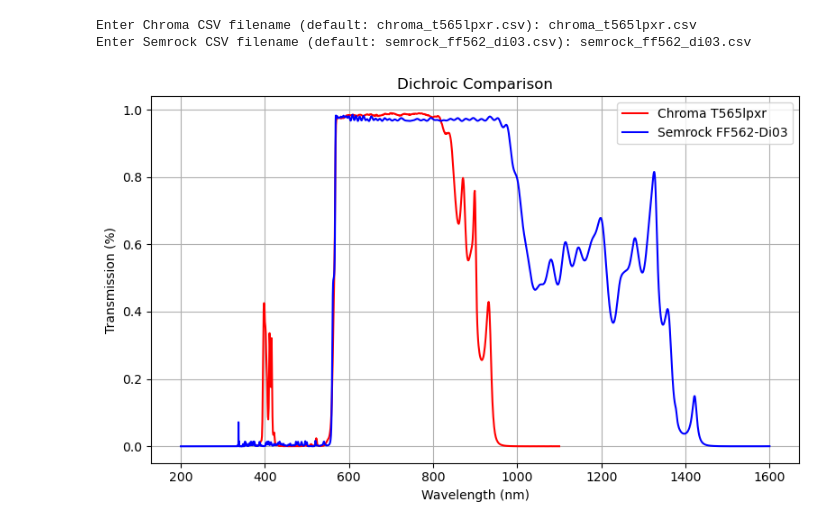
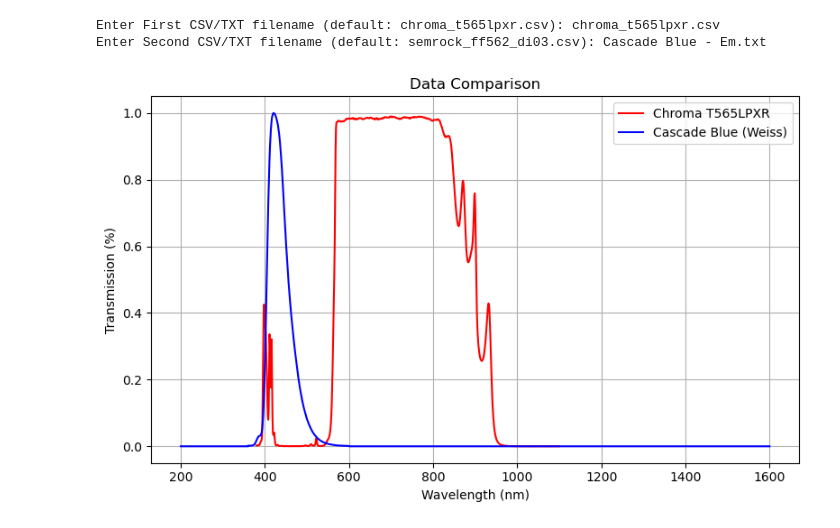
Before and after one commit to ufcolemanlab/NMCoop_Shared, a Jupyter notebook: $_spectral-info/spectral_data.ipynb, the cells around one changed output. Drawn from its saved outputs; the diff is of its cells as text; code cells hidden in the pictures.

```diff
--- a/$_spectral-info/spectral_data.ipynb
+++ b/$_spectral-info/spectral_data.ipynb
@@ -58,49 +58,55 @@ def read_spectral_csv(filename):
                 v = float(row[1])
                 wavelengths.append(w)
                 values.append(v)
             except ValueError:
                 # Skip rows that don't have valid floats
                 continue
     return wavelengths, values
 
-def plot_dichroic_data(wl_chroma, val_chroma, wl_semrock, val_semrock,
-                       label_chroma="Chroma T565lpxr",
-                       label_semrock="Semrock FF562-Di03",
-                       y_label="Transmission (%)"):
+def plot_dichroic_data(wl_first, val_first, wl_second, val_second,
+                       label_first,
+                       label_second,
+                       y_label):
     """
-    Plots two curves (Chroma vs. Semrock) on the same figure
+    Plots two curves (e.g., Chroma vs. Semrock) on the same figure
     """
     plt.figure(figsize=(8, 5), dpi=100)
 
-    plt.plot(wl_chroma, val_chroma, label=label_chroma, color='red')
-    plt.plot(wl_semrock, val_semrock, label=label_semrock, color='blue')
+    plt.plot(wl_first, val_first, label=label_first, color='red')
+    plt.plot(wl_second, val_second, label=label_second, color='blue')
 
-    plt.title("Dichroic Comparison")
+    plt.title("Data Comparison")
+#     plt.title("2P Cross-section")
     plt.xlabel("Wavelength (nm)")
     plt.ylabel(y_label)
     plt.grid(True)
     plt.legend()
     plt.tight_layout()
     plt.show()
 
 def main():
     # Example usage:
-    chroma_file = input("Enter Chroma CSV filename (default: chroma_t565lpxr.csv): ") or "chroma_t565lpxr.csv"
-    semrock_file = input("Enter Semrock CSV filename (default: semrock_ff562_di03.csv): ") or "semrock_ff562_di03.csv"
+    first_file = input("Enter First CSV/TXT filename (default: chroma_t565lpxr.csv): ") or "chroma_t565lpxr.csv"
+    second_file = input("Enter Second CSV/TXT filename (default: semrock_ff562_di03.csv): ") or "semrock_ff562_di03.csv"
 
     # Read CSV data
-    wl_chroma, val_chroma = read_spectral_csv(chroma_file)
-    wl_semrock, val_semrock = read_spectral_csv(semrock_file)
+    wl_FIRST, val_FIRST = read_spectral_csv(first_file)
+    wl_SECOND, val_SECOND = read_spectral_csv(second_file)
 
+#     # Plot the two sets of data
+#     plot_dichroic_data(wl_chroma, val_chroma, wl_semrock, val_semrock,
+#                        label_chroma="Chroma T565lpxr",
+#                        label_semrock="Semrock FF562-Di03",
+#                        y_label="Transmission (%)")
     # Plot the two sets of data
-    plot_dichroic_data(wl_chroma, val_chroma, wl_semrock, val_semrock,
-                       label_chroma="Chroma T565lpxr",
-                       label_semrock="Semrock FF562-Di03",
-                       y_label="Transmission (%)")
+    plot_dichroic_data(wl_FIRST, val_FIRST, wl_SECOND, val_SECOND,
+                       label_first="Chroma T565LPXR",
+                       label_second="Cascade Blue (Weiss)",
+                       y_label="Transmission (%)") #label_first="Chroma T565lpxr",label_second="AF 680",
 
 if __name__ == "__main__":
     main()
 # %% [output]
-Enter Chroma CSV filename (default: chroma_t565lpxr.csv): chroma_t565lpxr.csv
-Enter Semrock CSV filename (default: semrock_ff562_di03.csv): semrock_ff562_di03.csv
+Enter First CSV/TXT filename (default: chroma_t565lpxr.csv): chroma_t565lpxr.csv
+Enter Second CSV/TXT filename (default: semrock_ff562_di03.csv): Cascade Blue - Em.txt
-[figure, old version]
+[figure, new version]
```
Also changed, not shown: parts of 2 cells of this notebook, 19 other files.
